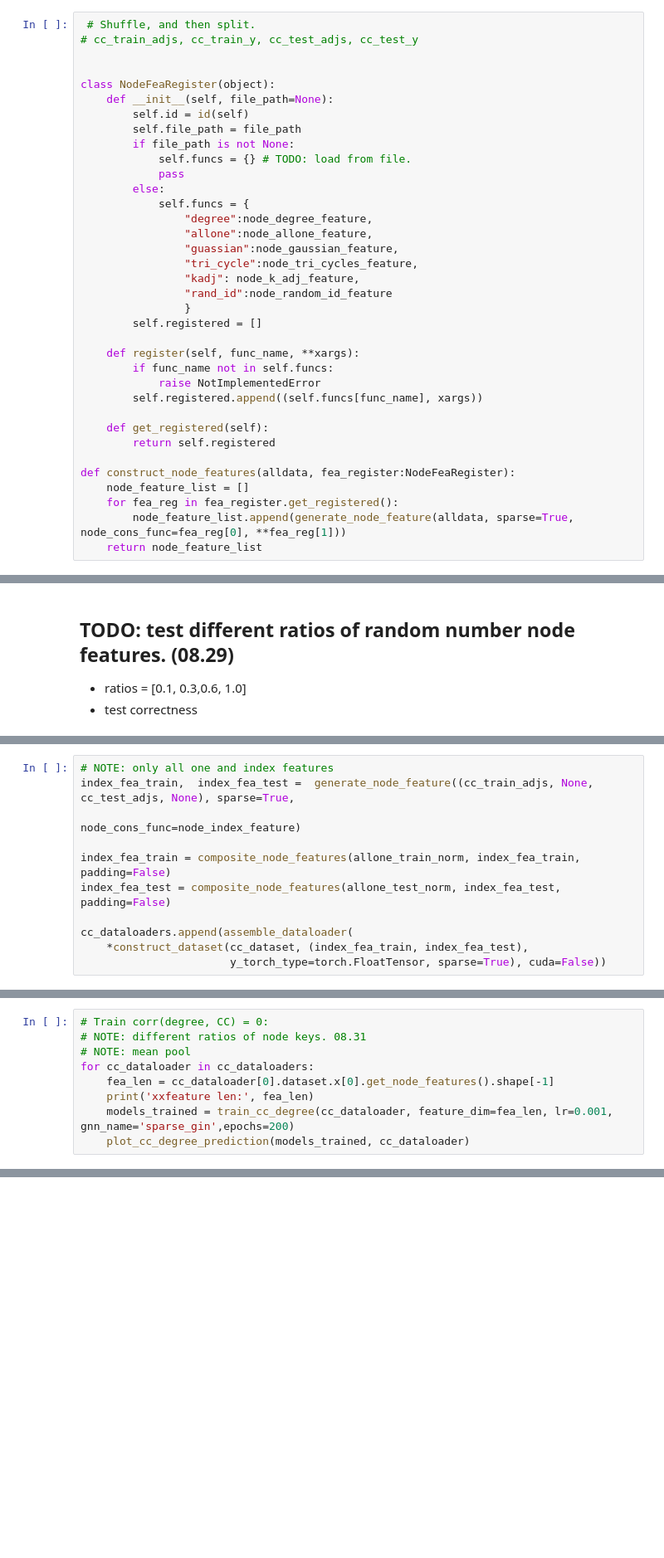
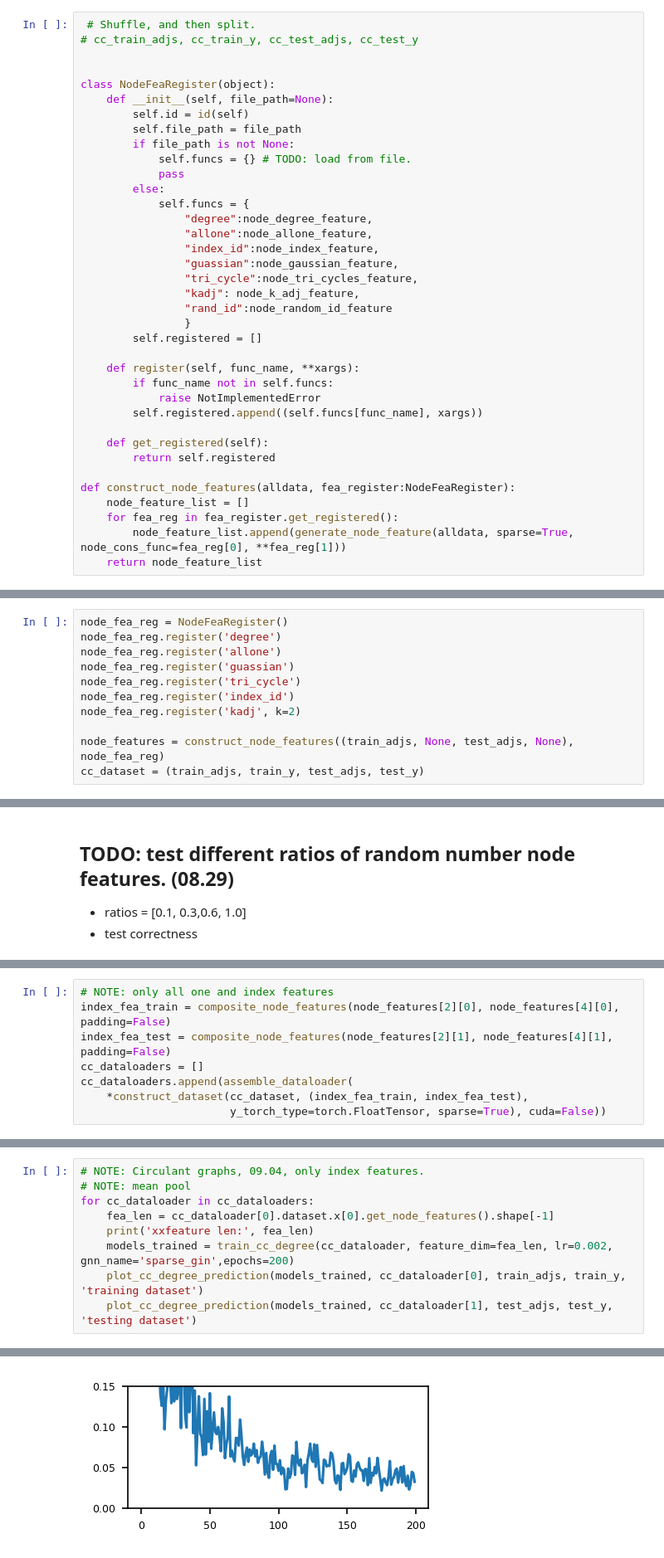
Before and after one commit to ICLab4DL/GNNBenchEffectiveness, a Jupyter notebook: benchmark_cc_d.ipynb, the cells around one changed output, grey strips where cells are left out. Shown at 83% size. Saved outputs shown, nothing was run; the diff lists cells and outputs as text; blank space fills up the shorter version.

Commit message:
update func register

```diff
--- a/benchmark_cc_d.ipynb
+++ b/benchmark_cc_d.ipynb
@@ -1492,6 +1527,7 @@ class NodeFeaRegister(object):
             self.funcs = {
                 "degree":node_degree_feature,
                 "allone":node_allone_feature,
+                "index_id":node_index_feature,
                 "guassian":node_gaussian_feature,
                 "tri_cycle":node_tri_cycles_feature,
                 "kadj": node_k_adj_feature,
@@ -1542 +1576,12 @@ node_features = construct_node_features((train_adjs, None, test_adjs, None), nod
+# %%
+node_fea_reg = NodeFeaRegister()
+node_fea_reg.register('degree')
+node_fea_reg.register('allone')
+node_fea_reg.register('guassian')
+node_fea_reg.register('tri_cycle')
+node_fea_reg.register('index_id')
+node_fea_reg.register('kadj', k=2)
+
+node_features = construct_node_features((train_adjs, None, test_adjs, None), node_fea_reg)
+cc_dataset = (train_adjs, train_y, test_adjs, test_y)
 # %%
@@ -1628,12 +1659,9 @@ cc_dataloaders.append(assemble_dataloader(*construct_dataset(cc_dataset,
                             y_torch_type=torch.FloatTensor, sparse=True), cuda=False))
 # %%
 # NOTE: only all one and index features
-index_fea_train,  index_fea_test =  generate_node_feature((cc_train_adjs, None, cc_test_adjs, None), sparse=True,
-                                                          node_cons_func=node_index_feature)
-
-index_fea_train = composite_node_features(allone_train_norm, index_fea_train, padding=False)
-index_fea_test = composite_node_features(allone_test_norm, index_fea_test, padding=False)
-
+index_fea_train = composite_node_features(node_features[2][0], node_features[4][0], padding=False)
+index_fea_test = composite_node_features(node_features[2][1], node_features[4][1], padding=False)
+cc_dataloaders = []
 cc_dataloaders.append(assemble_dataloader(
     *construct_dataset(cc_dataset, (index_fea_train, index_fea_test),
                        y_torch_type=torch.FloatTensor, sparse=True), cuda=False))
@@ -1640,9 +1670,10 @@ cc_dataloaders.append(assemble_dataloader(
 # %%
-# Train corr(degree, CC) = 0:
-# NOTE: different ratios of node keys. 08.31
+# NOTE: Circulant graphs, 09.04, only index features.
 # NOTE: mean pool
 for cc_dataloader in cc_dataloaders:
     fea_len = cc_dataloader[0].dataset.x[0].get_node_features().shape[-1]
     print('xxfeature len:', fea_len)
-    models_trained = train_cc_degree(cc_dataloader, feature_dim=fea_len, lr=0.001, gnn_name='sparse_gin',epochs=200)
-    plot_cc_degree_prediction(models_trained, cc_dataloader)
+    models_trained = train_cc_degree(cc_dataloader, feature_dim=fea_len, lr=0.002, gnn_name='sparse_gin',epochs=200)
+    plot_cc_degree_prediction(models_trained, cc_dataloader[0], train_adjs, train_y, 'training dataset')
+    plot_cc_degree_prediction(models_trained, cc_dataloader[1], test_adjs, test_y, 'testing dataset')
+# %% [output]
@@ -1648,0 +1681 @@ for cc_dataloader in cc_dataloaders:
+[figure, added]
```
Also changed, not shown: parts of 14 cells of this notebook.
